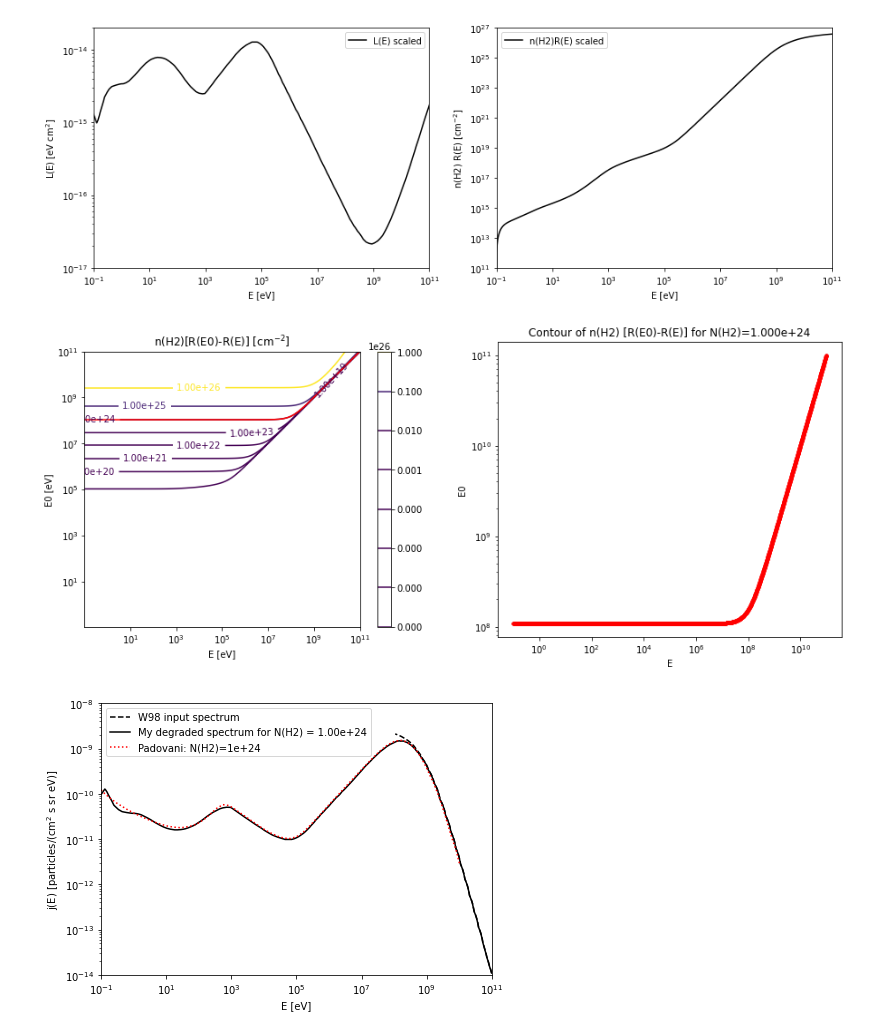
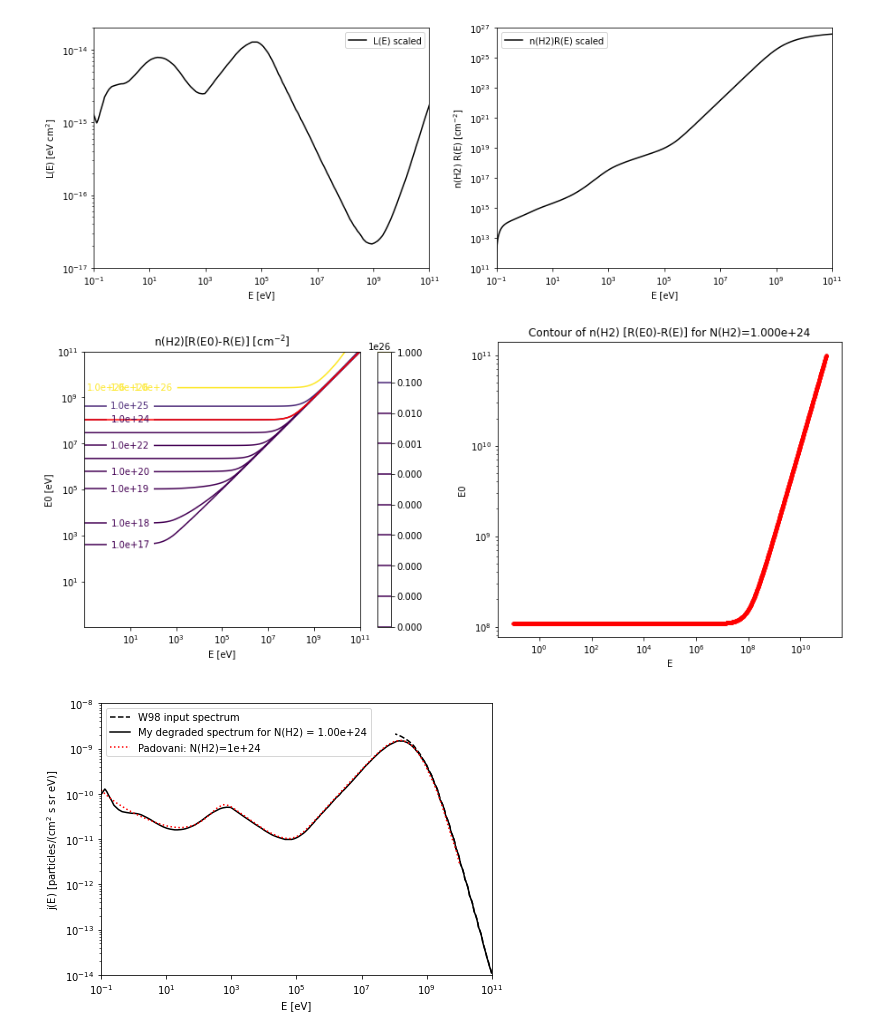
Before and after one commit to jbattat/reproduce_padovani, a Jupyter notebook: cr_spectrum.ipynb, the cells around one changed output. Saved outputs shown, nothing was run; the diff lists cells and outputs as text; code cells hidden in the pictures.

```diff
--- a/cr_spectrum.ipynb
+++ b/cr_spectrum.ipynb
@@ -112,39 +112,41 @@ nn, min, max of pLoss.Einterp: 2000, 0.1, 100000000000.0
 fig4, axs4 = plt.subplots(1, 2, figsize=(15,6))
 levelMax = 4e26
 #levels = np.linspace(0, levelMax, num=30, endpoint=True)
-levels = np.logspace(19, 26, num=8, endpoint=True)
+levels = np.logspace(17, 26, num=10, endpoint=True)
 #levels = np.logspace(21, 25, num=5, endpoint=True)
 cs = axs4[0].contour(EEs, E0s, NNs, levels=levels)#, locator=ticker.LogLocator())#, cmap=cm.PuBu_r)
 axs4[0].set_xscale('log')
 axs4[0].set_yscale('log')
 axs4[0].axis('scaled')
 axs4[0].set_xlabel("E [eV]")
 axs4[0].set_ylabel("E0 [eV]")
 axs4[0].set_title("n(H2)[R(E0)-R(E)] [cm$^{-2}$]")
 fig4.colorbar(cs, ax=axs4[0], shrink=0.93)
-axs4[0].clabel(cs, cs.levels, inline=True, fmt="%.2e", fontsize=10)
+locs = [(10, 1e3), (10, 1e4), (10, 1e5), (10, 1e6), (10, 1e6),
+        (10, 1e6), (10, 1e7), (10, 1e8), (10, 1e9), (10,1e12)]
+axs4[0].clabel(cs, cs.levels, inline=True, fmt="%.1e", fontsize=10, manual=locs)
 
 # pick out a single contour
-levelId = 5
+levelId = 7
 NH2s = levels[levelId]
 dat0 = cs.allsegs[levelId][0]
 xEs  = dat0[:,0]
 yE0s = dat0[:,1]
 
 axs4[0].plot(xEs, yE0s, 'r-') # overplot on contour graph
 axs4[1].plot(xEs, yE0s, 'k-')
 axs4[1].plot(xEs, yE0s, 'r.')
 axs4[1].set_xscale('log')
 axs4[1].set_yscale('log')
 axs4[1].set_xlabel("E")
 axs4[1].set_ylabel("E0")
 axs4[1].set_title(f"Contour of n(H2) [R(E0)-R(E)] for N(H2)={NH2s:.3e}")
 
 fout = 'out/NH2Contours.pdf'
 plt.savefig(fout)
 plt.savefig(fout.replace(".pdf",".png"))
 # %% [output]
-[figure, old version]
+[figure, new version]
 # %%
 # interpolate L(E) onto our E0 and E values
 fint_LE = scipy.interpolate.interp1d(pLoss.E, pLoss.L, kind='linear', assume_sorted=True) # FIXME: this is a repeat from above...
```
Also changed, not shown: 2 other files.
